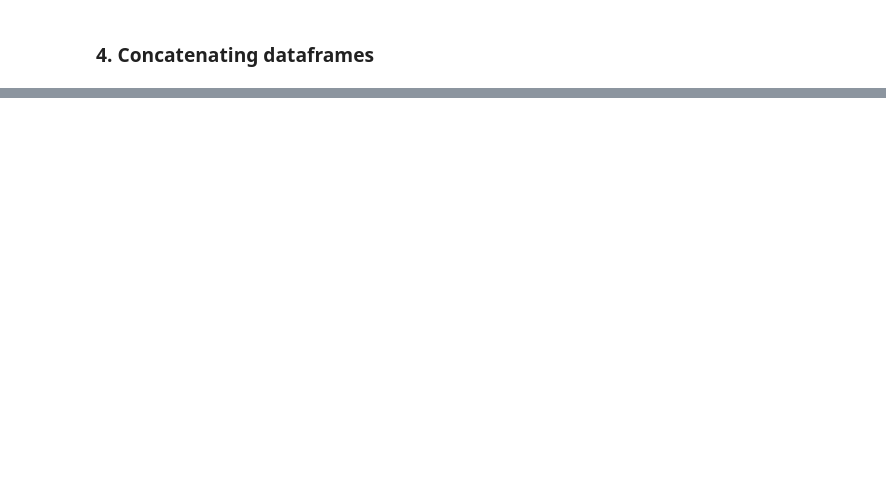
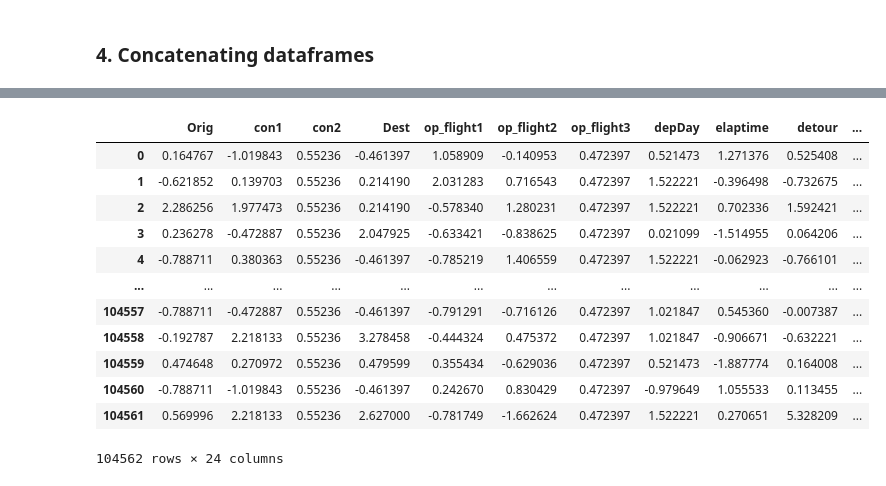
Before and after one commit to youngseo1108/pdsp2023, a Jupyter notebook: backend/rf_again.ipynb, the cells around one changed output, grey strips where cells are left out. Saved outputs shown, nothing was run; the diff lists cells and outputs as text; code cells hidden in the pictures; blank space fills up the shorter version.

```diff
--- a/backend/rf_again.ipynb
+++ b/backend/rf_again.ipynb
@@ -73,0 +147,23 @@ df_new = pd.concat([train_df, test_df] axis=0).reset_index(drop=True)
+# %%
+# test
+y_pred_test_df = pd.DataFrame(y_pred_test, columns=['market_share_pred', 'paxe_pred', 'TOT_pax_pred'])
+X_test_df = pd.DataFrame(X_test, columns=['Orig', 'con1', 'con2', 'Dest', 'op_flight1', 'op_flight2', 'op_flight3',
+               'depDay', 'elaptime', 'detour', 'arrDay', 'stops', 'cluster', 'real_dist',
+               'total_time', 'connection_time', 'dep_hour', 'arr_hour'])
+y_test_df = y_test.reset_index(drop=True)
+test_df = pd.concat([X_test_df, y_test_df, y_pred_test_df], axis=1)
+test_df
+# %% [output]
+|  | Orig | con1 | con2 | Dest | op_flight1 | op_flight2 | op_flight3 | depDay | elaptime | detour | ... |
+| 0 | 0.164767 | -1.019843 | 0.55236 | -0.461397 | 1.058909 | -0.140953 | 0.472397 | 0.521473 | 1.271376 | 0.525408 | ... |
+| 1 | -0.621852 | 0.139703 | 0.55236 | 0.214190 | 2.031283 | 0.716543 | 0.472397 | 1.522221 | -0.396498 | -0.732675 | ... |
+| 2 | 2.286256 | 1.977473 | 0.55236 | 0.214190 | -0.578340 | 1.280231 | 0.472397 | 1.522221 | 0.702336 | 1.592421 | ... |
+| 3 | 0.236278 | -0.472887 | 0.55236 | 2.047925 | -0.633421 | -0.838625 | 0.472397 | 0.021099 | -1.514955 | 0.064206 | ... |
+| 4 | -0.788711 | 0.380363 | 0.55236 | -0.461397 | -0.785219 | 1.406559 | 0.472397 | 1.522221 | -0.062923 | -0.766101 | ... |
+| ... | ... | ... | ... | ... | ... | ... | ... | ... | ... | ... | ... |
+| 104557 | -0.788711 | -0.472887 | 0.55236 | -0.461397 | -0.791291 | -0.716126 | 0.472397 | 1.021847 | 0.545360 | -0.007387 | ... |
+| 104558 | -0.192787 | 2.218133 | 0.55236 | 3.278458 | -0.444324 | 0.475372 | 0.472397 | 1.021847 | -0.906671 | -0.632221 | ... |
+| 104559 | 0.474648 | 0.270972 | 0.55236 | 0.479599 | 0.355434 | -0.629036 | 0.472397 | 0.521473 | -1.887774 | 0.164008 | ... |
+| 104560 | -0.788711 | -1.019843 | 0.55236 | -0.461397 | 0.242670 | 0.830429 | 0.472397 | -0.979649 | 1.055533 | 0.113455 | ... |
+| 104561 | 0.569996 | 2.218133 | 0.55236 | 2.627000 | -0.781749 | -1.662624 | 0.472397 | 1.522221 | 0.270651 | 5.328209 | ... |
+104562 rows × 24 columns
```
Also changed, not shown: parts of 10 cells of this notebook, 20 other files.
